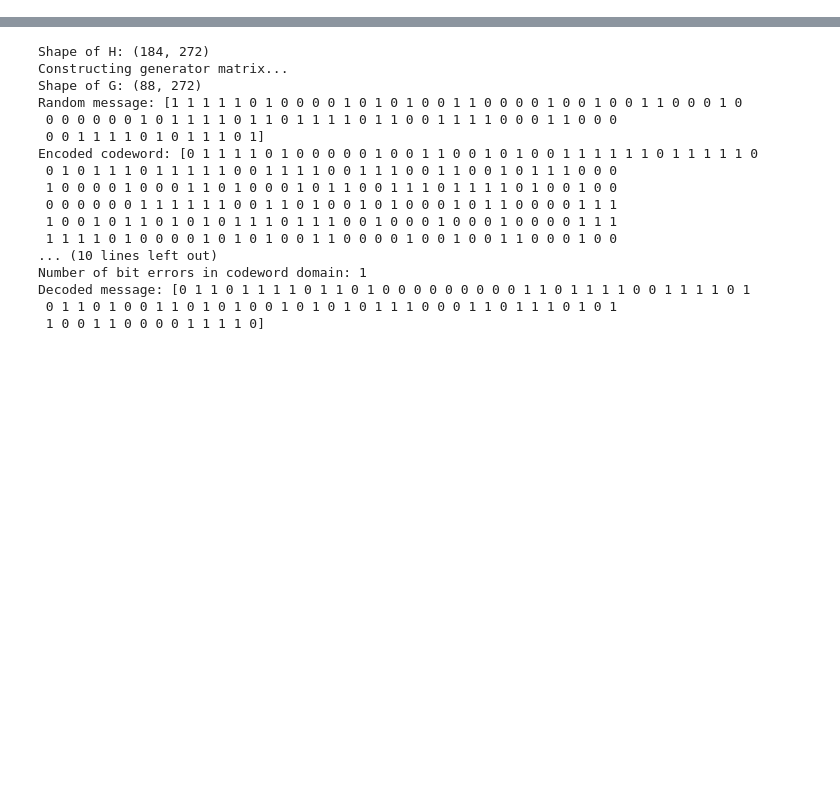
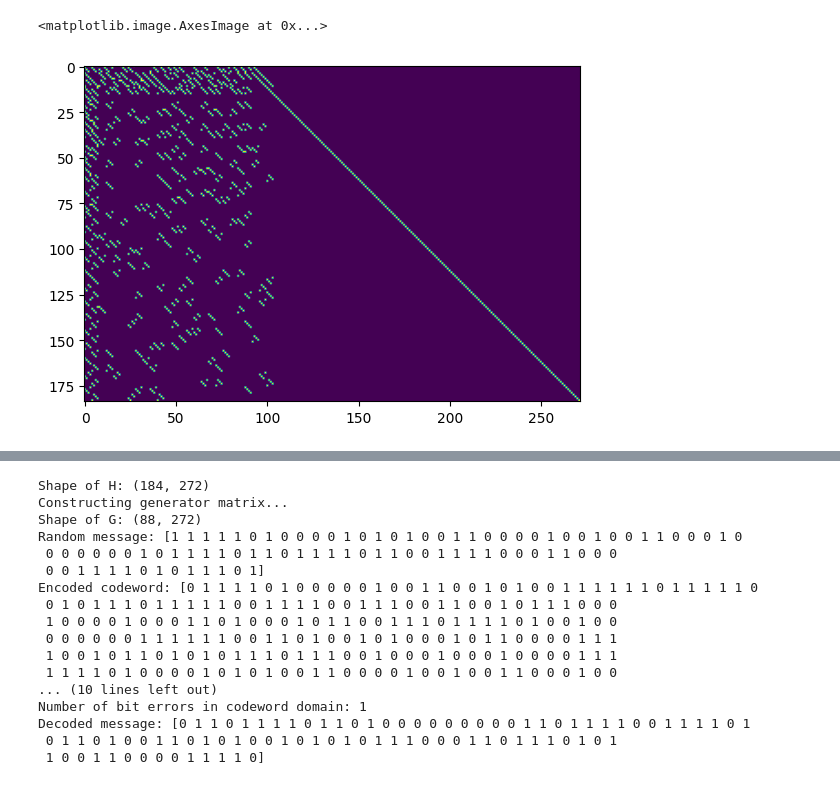
Before and after one commit to mkashani-phd/Secure_Wireless_Relay, a Jupyter notebook: LDPC.ipynb, the cells around one changed output, grey strips where cells are left out. Drawn from its saved outputs; the diff is of its cells as text; code cells hidden in the pictures; blank space fills up the shorter version.

Commit message:
figured out the ldpc

```diff
--- a/LDPC.ipynb
+++ b/LDPC.ipynb
@@ -0,0 +104,10 @@
+# %%
+import matplotlib.pyplot as plt
+import commpy.channelcoding.ldpc as ldpc
+
+H = create_5g_nr_parity_check_matrix(base_graph='BG1', Z=4)*np.eye(272)
+ldpc.write_ldpc_params(H, '5g_nr_ldpc_params.txt')
+plt.imshow(H)
+# %% [output]
+<matplotlib.image.AxesImage at 0x...>
+[figure, added]
```
Also changed, not shown: parts of 4 cells of this notebook.
